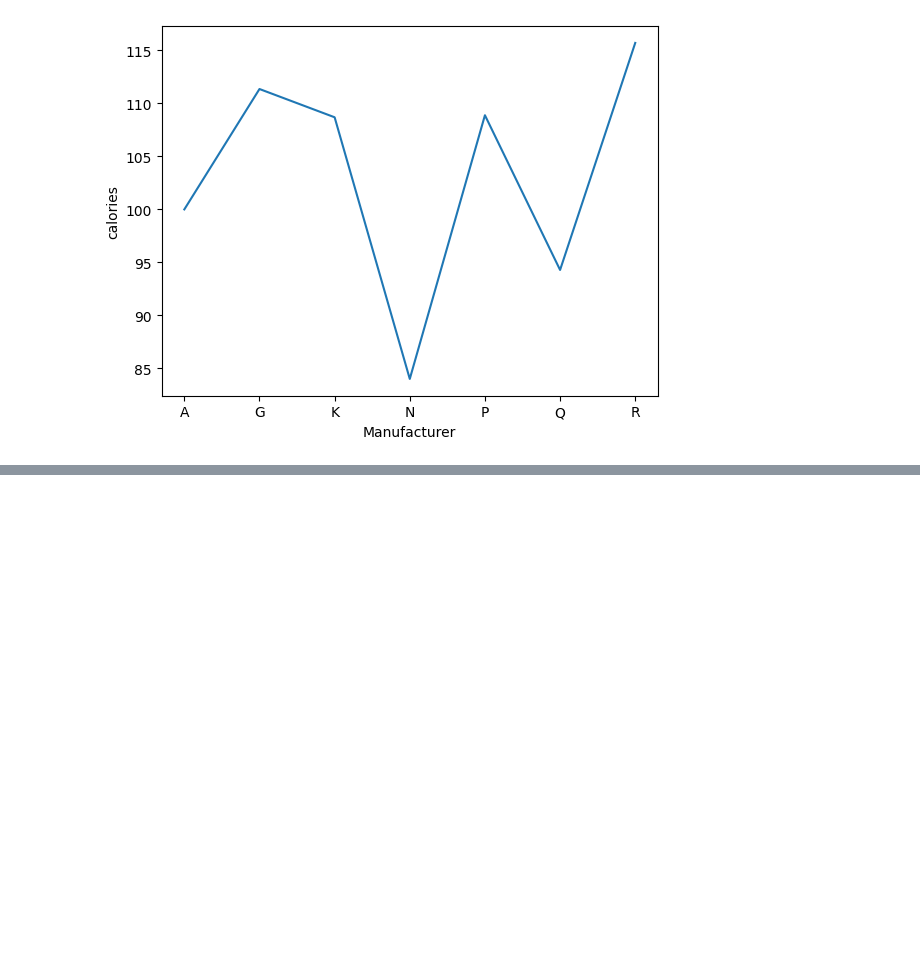
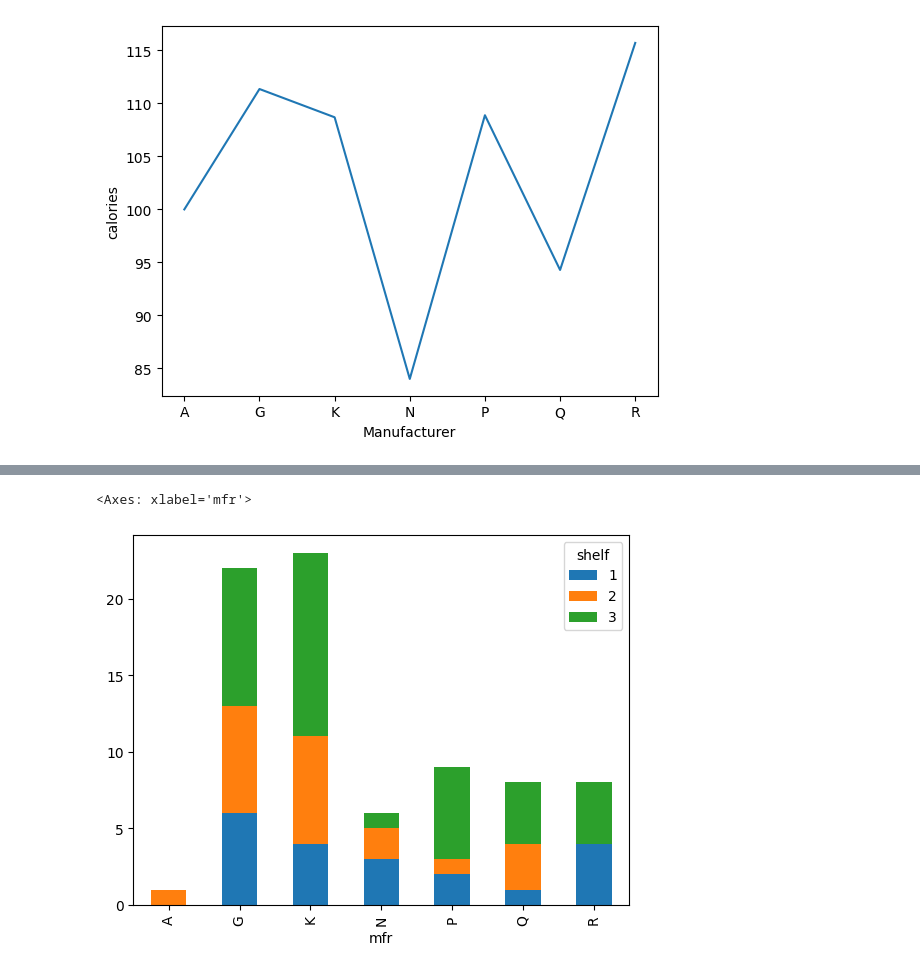
Before and after one commit to ErickVisone/DataScience, a Jupyter notebook: datascience/PandasBasics.ipynb, the cells around one changed output, grey strips where cells are left out. Cells and saved outputs as stored; diff of their text form; code cells hidden in the pictures; blank space fills up the shorter version.

```diff
--- a/datascience/PandasBasics.ipynb
+++ b/datascience/PandasBasics.ipynb
@@ -549,0 +558,5 @@ df_cleaned.groupby('mfr')['calories'].mean().plot(
+# %%
+df.groupby(['mfr','shelf']).size().unstack(level=1).plot(kind='bar', stacked=True)
+# %% [output]
+<Axes: xlabel='mfr'>
+[figure, added]
```
Also changed, not shown: parts of 5 cells of this notebook, 2 other files.
